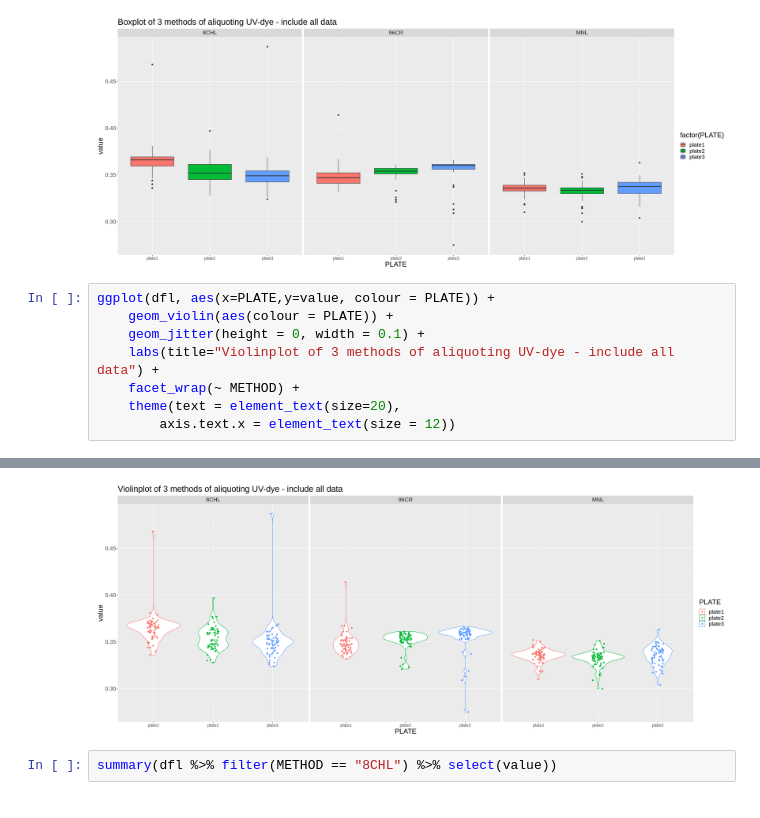
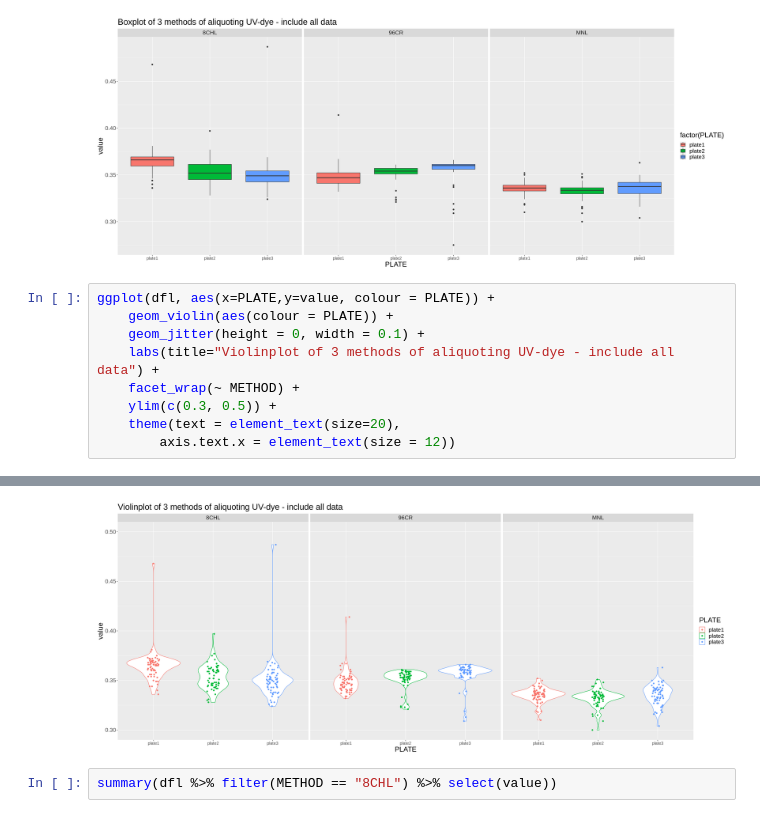
Before and after one commit to sktrinh12/bdb-R-python-nbks, a Jupyter notebook: corehead_data/t-test_uvvis_data_96v8.ipynb, the cells around one changed output, grey strips where cells are left out. Drawn from its saved outputs; the diff is of its cells as text.

```diff
--- a/corehead_data/t-test_uvvis_data_96v8.ipynb
+++ b/corehead_data/t-test_uvvis_data_96v8.ipynb
@@ -699,6 +701,7 @@ ggplot(dfl, aes(x=PLATE,y=value, colour = PLATE)) +
     geom_jitter(height = 0, width = 0.1) +
     labs(title="Violinplot of 3 methods of aliquoting UV-dye - include all data") +
     facet_wrap(~ METHOD) +
+    ylim(c(0.3, 0.5)) +
     theme(text = element_text(size=20),
         axis.text.x = element_text(size = 12))
 # %% [output]
@@ -705,4 +712,4 @@ ggplot(dfl, aes(x=PLATE,y=value, colour = PLATE)) +
-[figure, old version]
+[figure, new version]
 # %%
 summary(dfl %>% filter(METHOD == "8CHL") %>% select(value))
 # %% [output]
```
Also changed, not shown: parts of 3 cells of this notebook, 20 other files.
